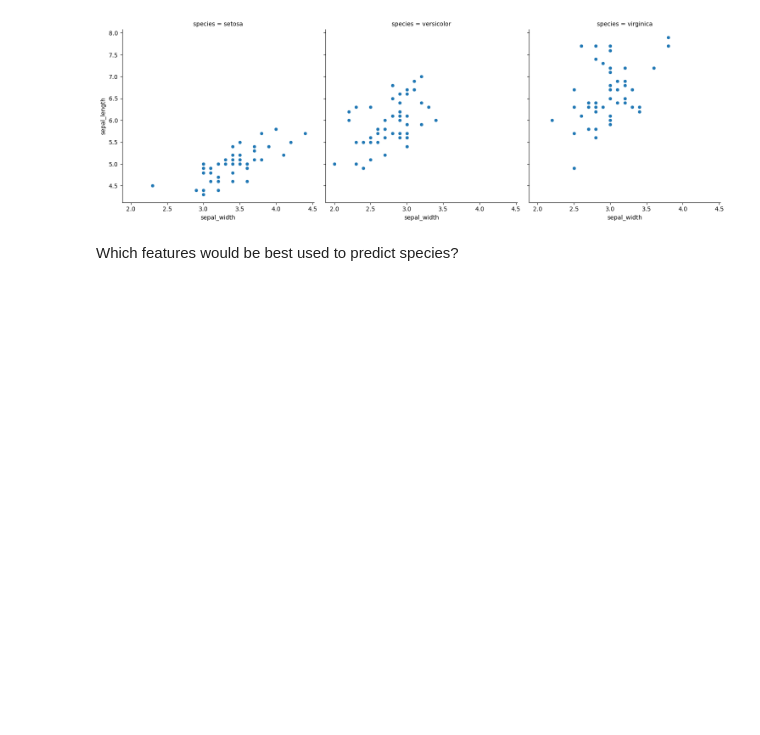
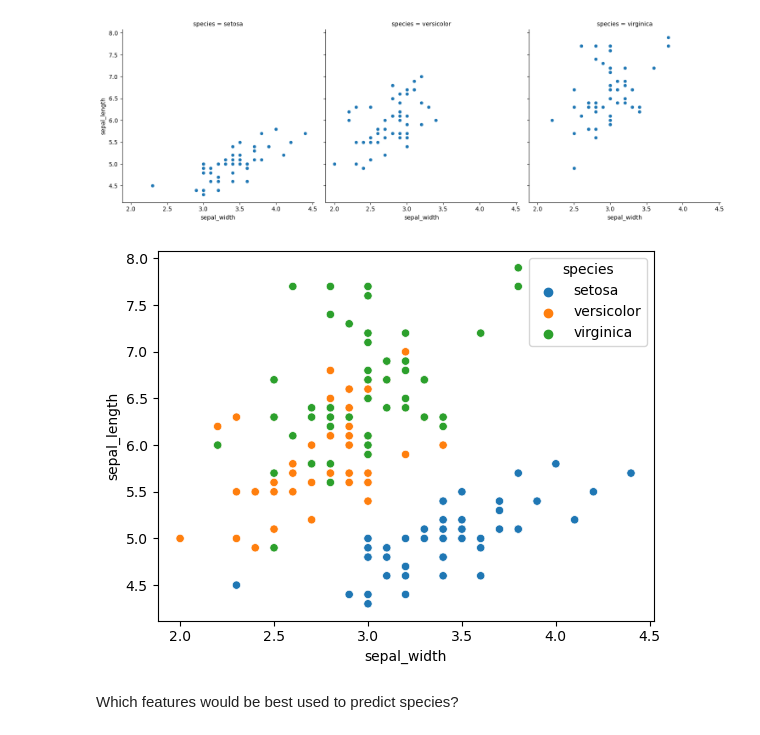
Before and after one commit to aaron-mv-moore/numpy-pandas-visualization-exercises, a Jupyter notebook: seaborn_exercises.ipynb, the cells around one changed output. Cells and saved outputs as stored; diff of their text form; code cells hidden in the pictures; blank space fills up the shorter version.

```diff
--- a/seaborn_exercises.ipynb
+++ b/seaborn_exercises.ipynb
@@ -51,6 +50,16 @@ sns.relplot(data=df,
 plt.show()
 # %% [output]
 [figure]
+# %%
+# viewing the
+sns.scatterplot(
+data=df,
+x='sepal_width',
+y='sepal_length',
+hue='species')
+plt.show()
+# %% [output]
+[figure, added]
 # %% [markdown]
 Which features would be best used to predict species?
 # %%
```
Also changed, not shown: parts of 8 cells of this notebook.
